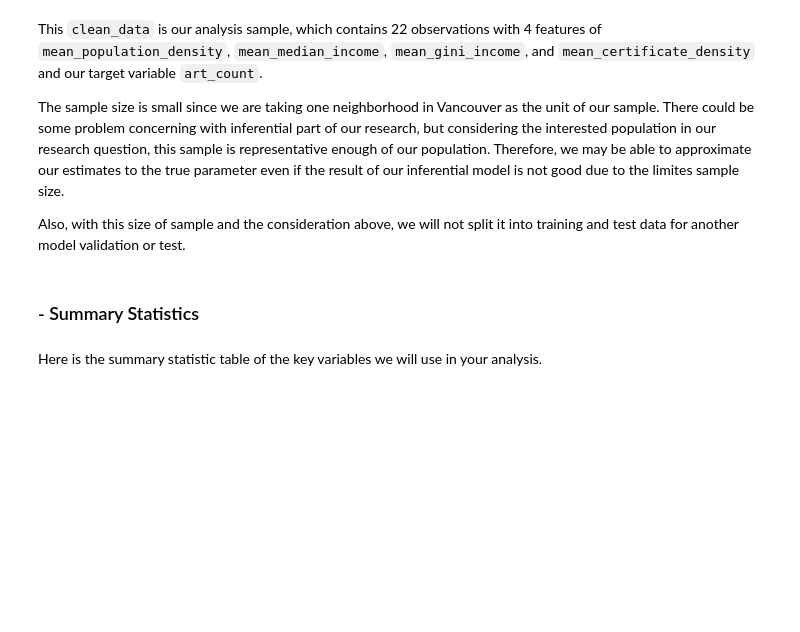
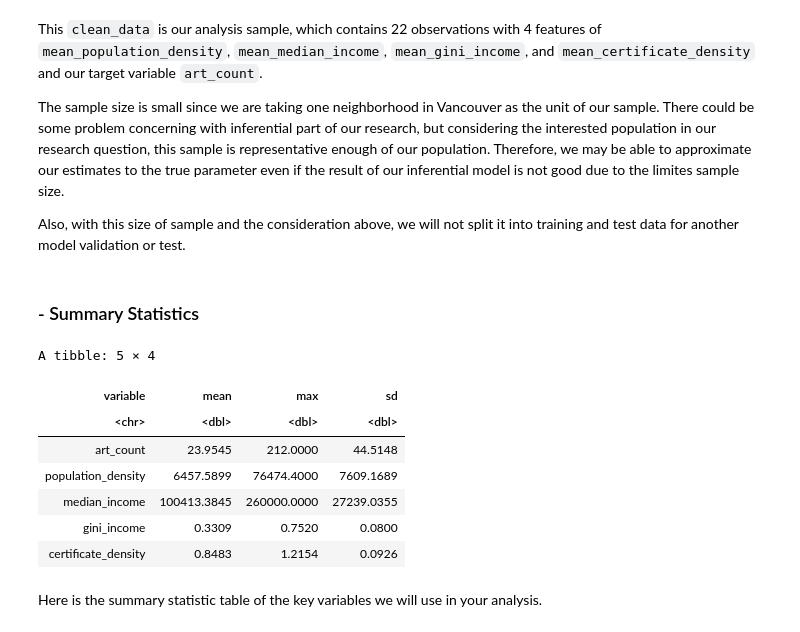
Before and after one commit to asa287/ECON326_project, a Jupyter notebook: final_report.ipynb, the cells around one changed output. Drawn from its saved outputs; the diff is of its cells as text; code cells hidden in the pictures; blank space fills up the shorter version.

```diff
--- a/final_report.ipynb
+++ b/final_report.ipynb
@@ -179,25 +199,33 @@ Also, with this size of sample and the consideration above, we will not split it
 # %%
 summary_stats_Y <- clean_data |>
     summarize(
         mean = mean(art_count, na.rm = TRUE),
         max = max(art_count, na.rm = TRUE),
         sd = sd(art_count, na.rm = TRUE)
     ) |>
     mutate(variable = "art_count") |>
     select(variable, everything())
 
 new_rows <- data.frame(
     variable = c("population_density", "median_income", "gini_income", "certificate_density"),
     mean = c(mean(subset_data$population_density, na.rm = TRUE), mean(subset_data$median_income, na.rm = TRUE), mean(subset_data$gini_income, na.rm = TRUE), mean(subset_data$certificate_density, na.rm = TRUE)),
     max = c(max(subset_data$population_density, na.rm = TRUE), max(subset_data$median_income, na.rm = TRUE), max(subset_data$gini_income, na.rm = TRUE), max(subset_data$certificate_density, na.rm = TRUE)),
-    sd = c(sd(subset_data$population_density, na.rm = TRUE), sd(subset_data$median_income, na.rm = TRUE), sd(subset_data$gini_income, na.rm = TRUE), sd(subset_data$certificate_density, na.rm = TRUE))
-)
+    sd = c(sd(subset_data$population_density, na.rm = TRUE), sd(subset_data$median_income, na.rm = TRUE), sd(subset_data$gini_income, na.rm = TRUE), sd(subset_data$certificate_density, na.rm = TRUE)))
 
 summary_stats <- summary_stats_Y |>
     rbind(new_rows)
 
 summary_stats |>
    mutate_if(is.numeric, round, 4)
+# %% [output]
+A tibble: 5 × 4
+| variable | mean | max | sd |
+| <chr> | <dbl> | <dbl> | <dbl> |
+| art_count | 23.9545 | 212.0000 | 44.5148 |
+| population_density | 6457.5899 | 76474.4000 | 7609.1689 |
+| median_income | 100413.3845 | 260000.0000 | 27239.0355 |
+| gini_income | 0.3309 | 0.7520 | 0.0800 |
+| certificate_density | 0.8483 | 1.2154 | 0.0926 |
 # %% [markdown]
 Here is the summary statistic table of the key variables we will use in your analysis.
 # %% [markdown]
```
Also changed, not shown: parts of 29 cells of this notebook.
